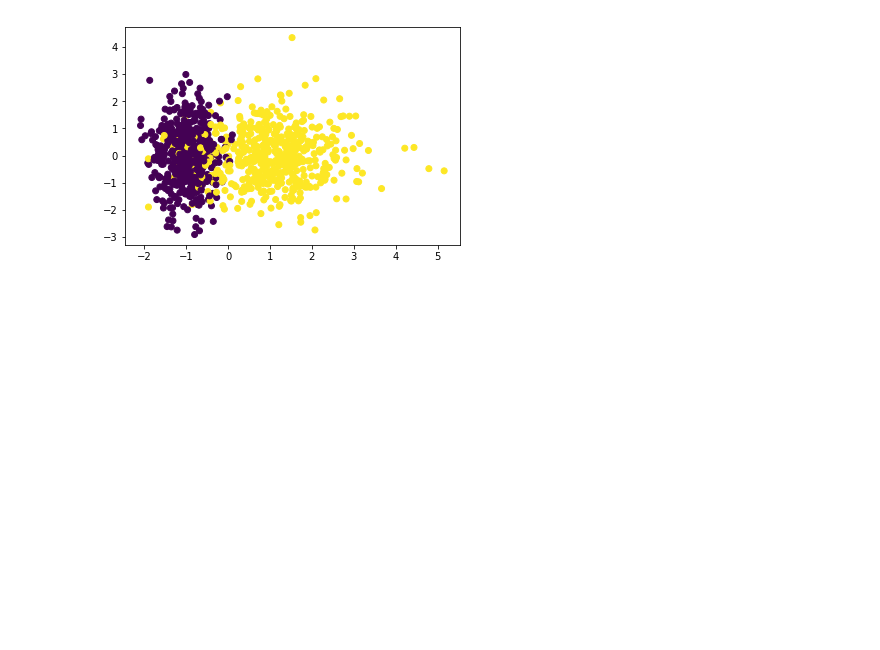
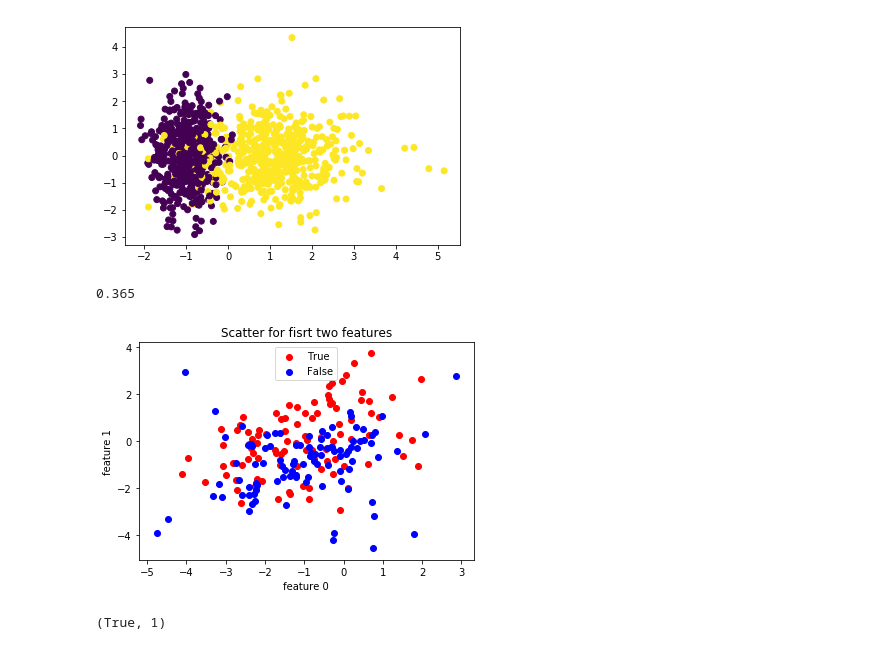
Before and after one commit to jsxcool/Jupyter, a Jupyter notebook: hw5-520.ipynb, the cells around one changed output. Drawn from its saved outputs; the diff is of its cells as text; code cells hidden in the pictures; blank space fills up the shorter version.

```diff
--- a/hw5-520.ipynb
+++ b/hw5-520.ipynb
@@ -86,3 +80,27 @@ plt.scatter(X[:,0], X[:,1], c=Y)
 # %% [output]
 <matplotlib.collections.PathCollection at 0x...>
 [figure]
+# %%
+X2, Y2 = make_classification(n_samples=1000, n_features=5, n_informative=5,
+                           n_redundant=0, n_classes=10)
+x_train2, x_test2, y_train2, y_test2 = train_test_split(X2, Y2, test_size=0.2)
+clf2 = LogisticRegression()
+clf2.fit(x_train2, y_train2)
+print(clf2.score(x_test2, y_test2))
+
+fig, ax = plt.subplots()
+ax.scatter(X2[Y2==0,0], X2[Y2==0,1], c='r', label='True')
+ax.scatter(X2[Y2==1,0], X2[Y2==1,1], c='b', label='False')
+plt.legend()
+plt.title('Scatter for fisrt two features')
+plt.xlabel('feature 0')
+plt.ylabel('feature 1')
+plt.show()
+# %% [output]
+0.365
+[figure, added]
+# %%
+a = 0
+a == 0,1
+# %% [output]
+(True, 1)
```
Also changed, not shown: parts of 3 cells of this notebook, 3 other files.
